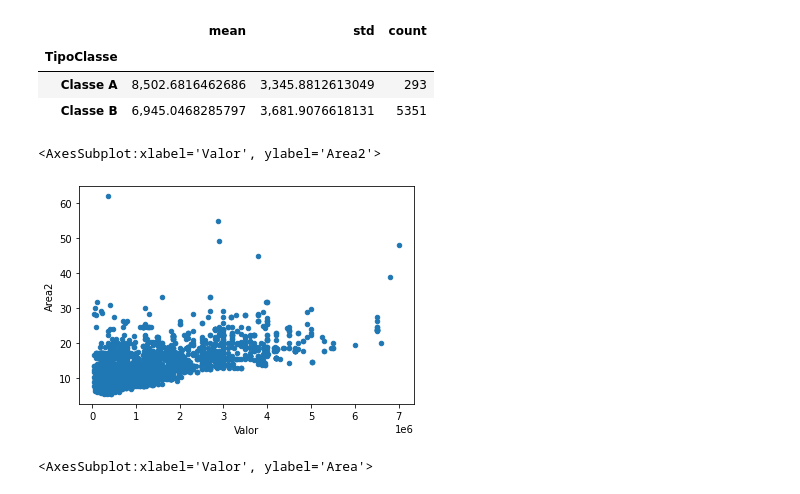
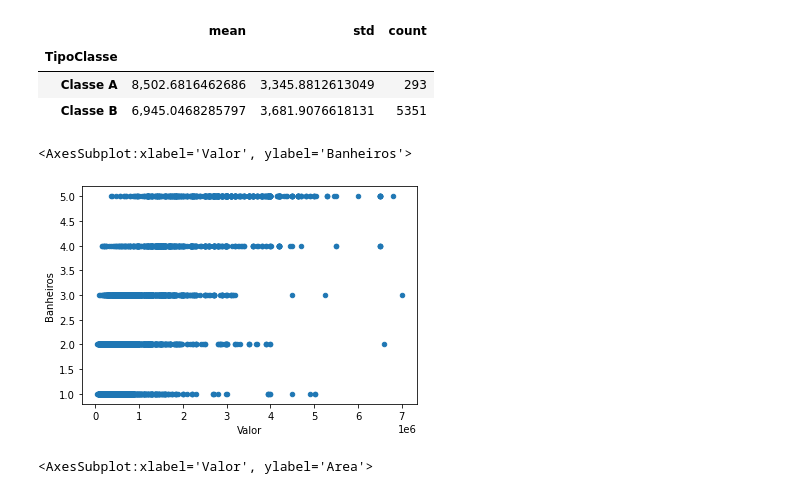
Before and after one commit to arthurcsp/mlStuff, a Jupyter notebook: Projects/OlxHousePricePrediction/Analysis/dataAnalysis.ipynb, the cells around one changed output. Saved outputs shown, nothing was run; the diff lists cells and outputs as text; code cells hidden in the pictures.

```diff
--- a/Projects/OlxHousePricePrediction/Analysis/dataAnalysis.ipynb
+++ b/Projects/OlxHousePricePrediction/Analysis/dataAnalysis.ipynb
@@ -351,14 +356,14 @@ df.groupby('TipoClasse')['ValorPorM2'].agg(['mean','std', 'count'])
 | Classe A | 8,502.6816462686 | 3,345.8812613049 | 293 |
 | Classe B | 6,945.0468285797 | 3,681.9076618131 | 5351 |
 # %%
-df['Quartos2'] = df['Quartos']**(2)
-df['Banheiros2'] = df['Banheiros']**(2)
+#df['Quartos2'] = df['Quartos']**(2)
+#df['Banheiros2'] = df['Banheiros']**(2)
 df['Area2'] = df['Area']**(1/2)
 # %%
-df.plot(kind = 'scatter' , x='Valor' , y='Area2')
+df.plot(kind = 'scatter' , x='Valor' , y='Banheiros')
 # %% [output]
-<AxesSubplot:xlabel='Valor', ylabel='Area2'>
+<AxesSubplot:xlabel='Valor', ylabel='Banheiros'>
-[figure, old version]
+[figure, new version]
 # %%
 df.plot(kind = 'scatter' , x='Valor' , y='Area')
 # %% [output]
```
Also changed, not shown: parts of 17 cells of this notebook, 2 other files.
